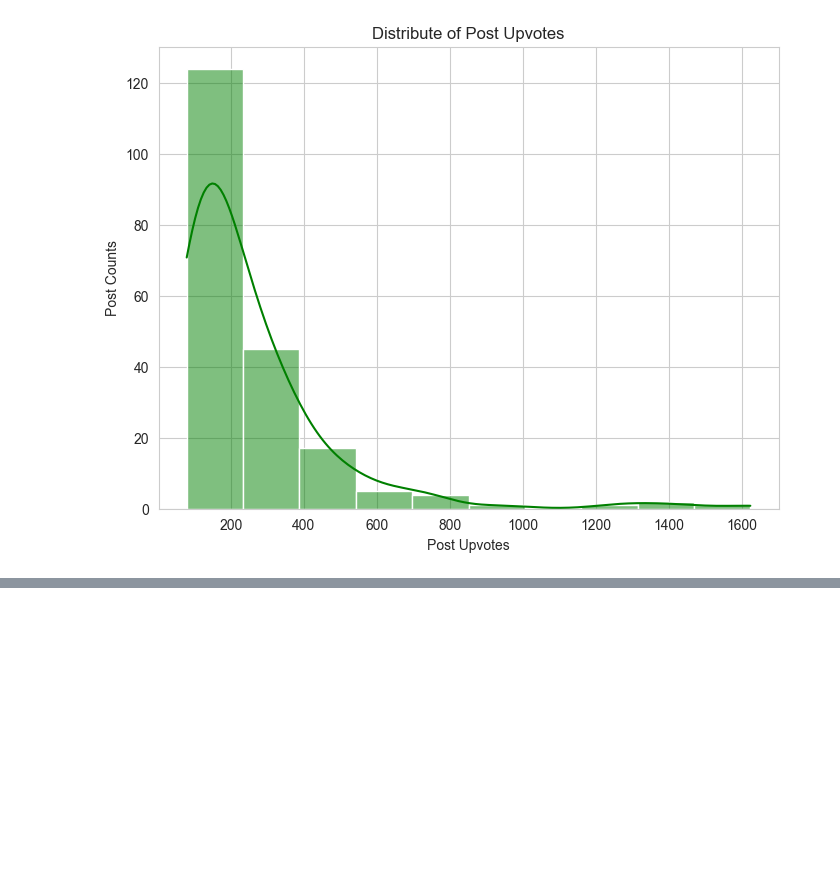
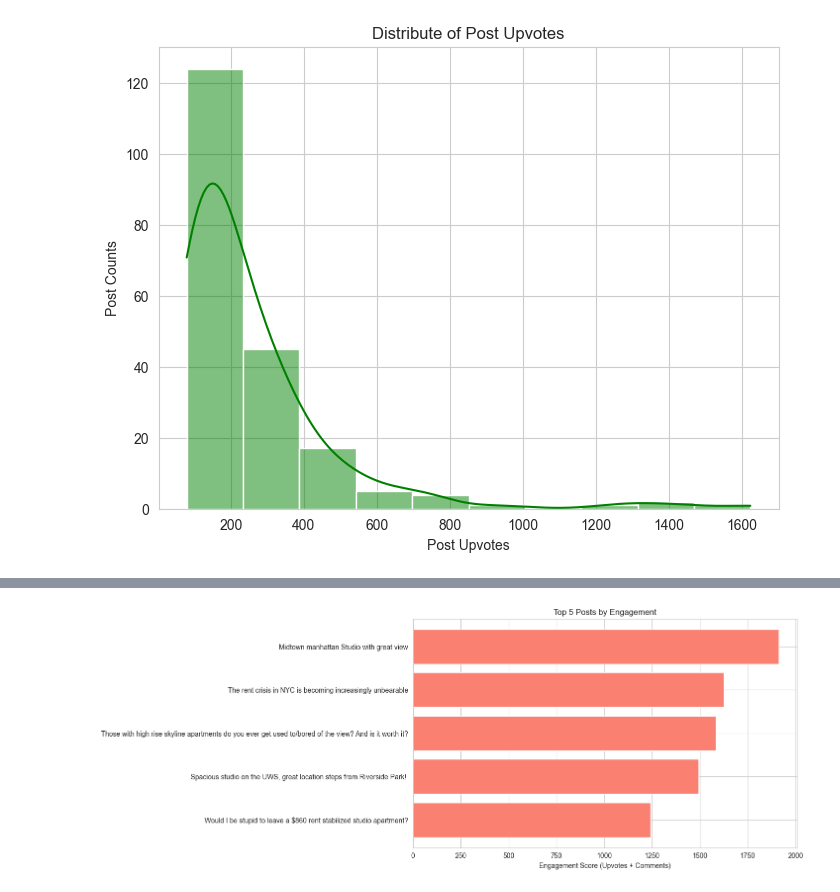
Before and after one commit to Gabya06/RentWatchAI, a Jupyter notebook: pull_reddit_api_data.ipynb, the cells around one changed output, grey strips where cells are left out. Cells and saved outputs as stored; diff of their text form; code cells hidden in the pictures; blank space fills up the shorter version.

Commit message:
Updating data pull notebook charts for blogpost

```diff
--- a/pull_reddit_api_data.ipynb
+++ b/pull_reddit_api_data.ipynb
@@ -144,0 +155,3 @@ data.to_csv('./data/reddit_posts_nyc_apt.csv')
+# %%
+# assign engagement - num comments and upvotes (score)
+data = data.assign(engagement = data.score + data.num_comments)
@@ -144,0 +168,13 @@ data.to_csv('./data/reddit_posts_nyc_apt.csv')
+# %%
+# Get the top 5 posts based on this new engagement metric
+top_engaged_posts = data.nlargest(5, 'engagement')
+# %%
+# plot engagements
+plt.figure(figsize=(10, 6))
+plt.barh(top_engaged_posts['title'], top_engaged_posts['engagement'], color='salmon')
+plt.xlabel('Engagement Score (Upvotes + Comments)')
+plt.title('Top 5 Posts by Engagement')
+plt.gca().invert_yaxis()
+plt.show()
+# %% [output]
+[figure, added]
```
Also changed, not shown: parts of 4 cells of this notebook.
